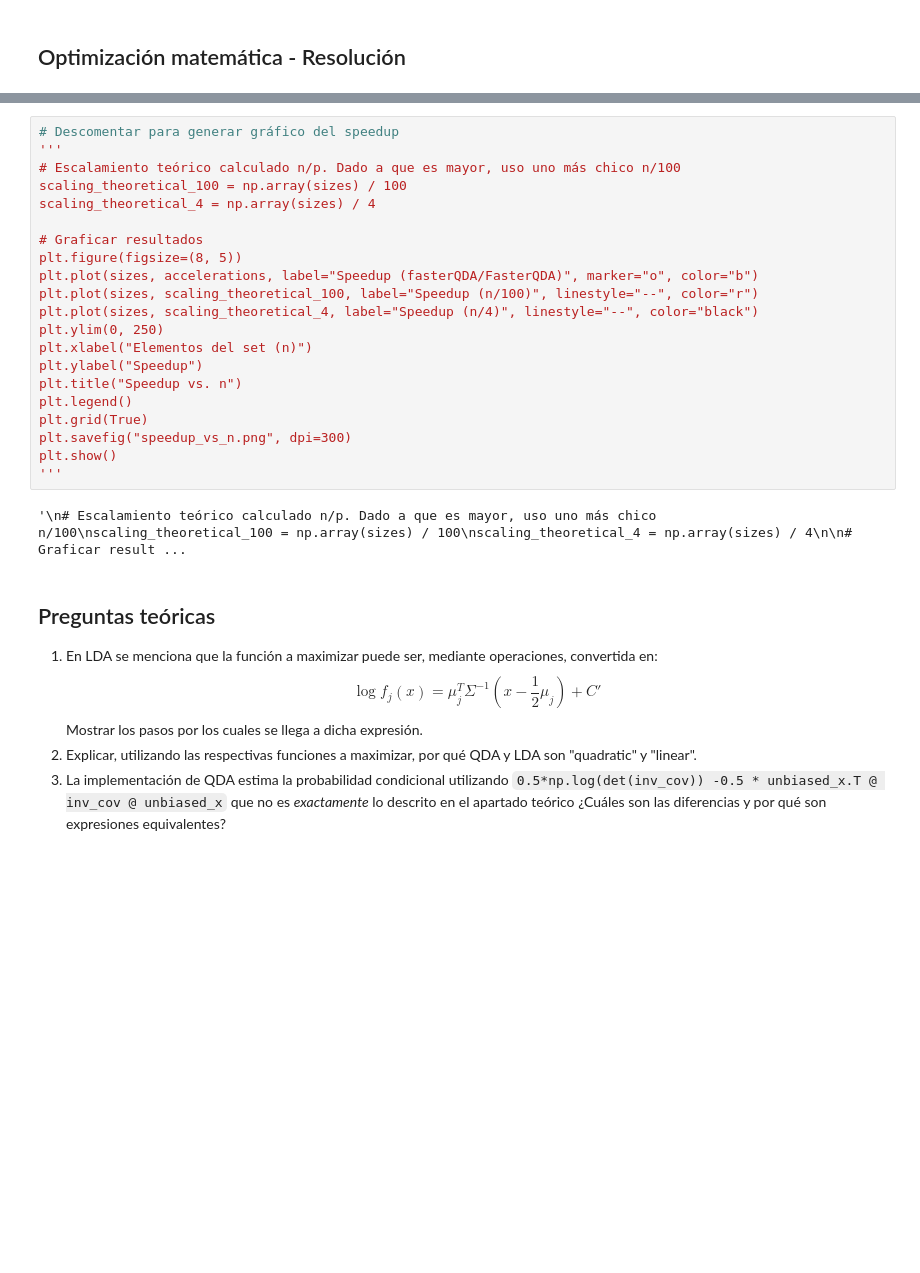
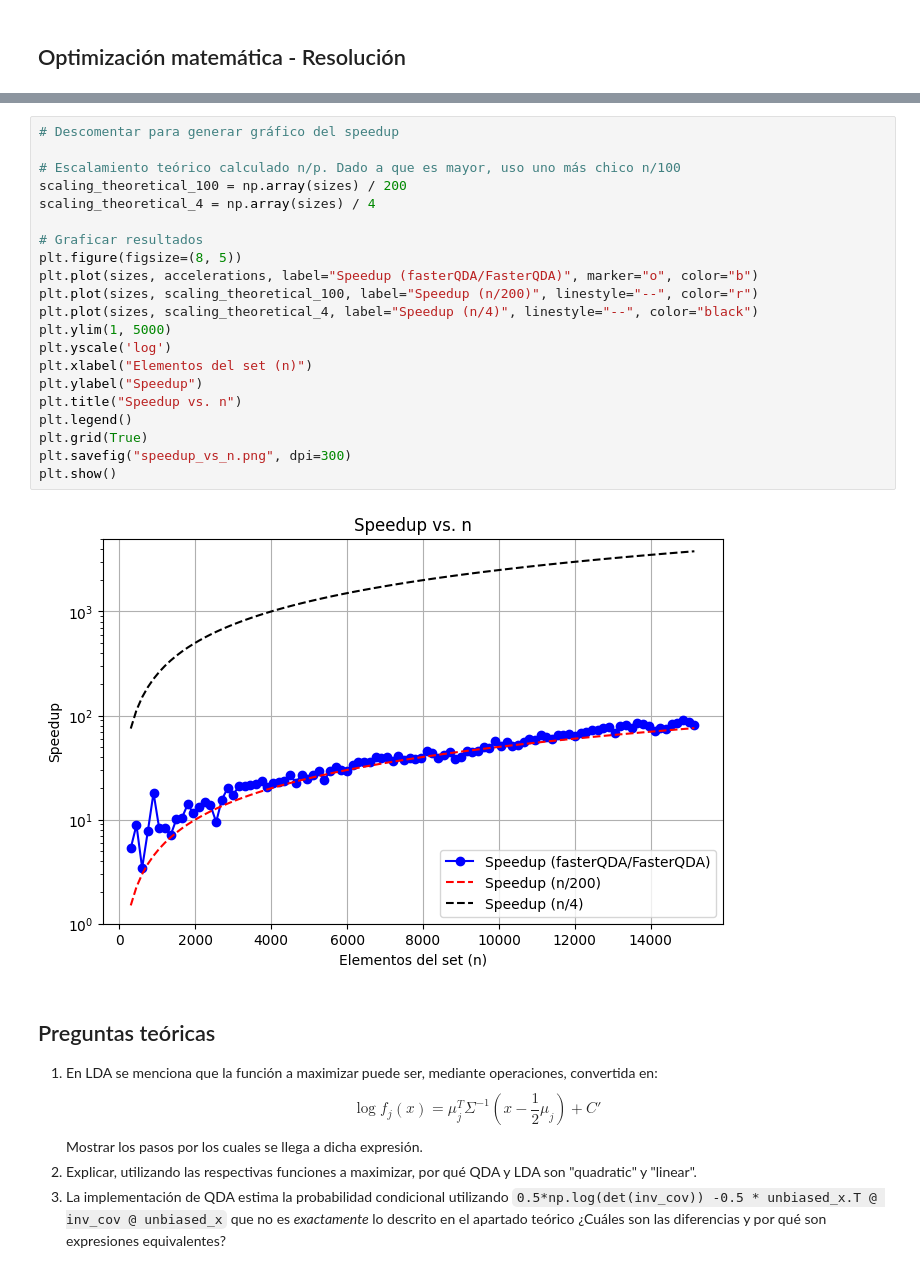
Before and after one commit to gramoscelli/AMIA_TP_Final, a Jupyter notebook: AMIA_2024_TP_final_LDA_QDA_v2.ipynb, the cells around one changed output, grey strips where cells are left out. Saved outputs shown, nothing was run; the diff lists cells and outputs as text; blank space fills up the shorter version.

```diff
--- a/AMIA_2024_TP_final_LDA_QDA_v2.ipynb
+++ b/AMIA_2024_TP_final_LDA_QDA_v2.ipynb
@@ -1132,26 +1143,26 @@ KeyboardInterrupt:
 # %%
 # Descomentar para generar gráfico del speedup
-'''
+
 # Escalamiento teórico calculado n/p. Dado a que es mayor, uso uno más chico n/100
-scaling_theoretical_100 = np.array(sizes) / 100
+scaling_theoretical_100 = np.array(sizes) / 200
 scaling_theoretical_4 = np.array(sizes) / 4
 
 # Graficar resultados
 plt.figure(figsize=(8, 5))
 plt.plot(sizes, accelerations, label="Speedup (fasterQDA/FasterQDA)", marker="o", color="b")
-plt.plot(sizes, scaling_theoretical_100, label="Speedup (n/100)", linestyle="--", color="r")
+plt.plot(sizes, scaling_theoretical_100, label="Speedup (n/200)", linestyle="--", color="r")
 plt.plot(sizes, scaling_theoretical_4, label="Speedup (n/4)", linestyle="--", color="black")
-plt.ylim(0, 250)
+plt.ylim(1, 5000)
+plt.yscale('log')
 plt.xlabel("Elementos del set (n)")
 plt.ylabel("Speedup")
 plt.title("Speedup vs. n")
 plt.legend()
 plt.grid(True)
 plt.savefig("speedup_vs_n.png", dpi=300)
 plt.show()
-'''
 # %% [output]
-'\n# Escalamiento teórico calculado n/p. Dado a que es mayor, uso uno más chico n/100\nscaling_theoretical_100 = np.array(sizes) / 100\nscaling_theoretical_4 = np.array(sizes) / 4\n\n# Graficar result ...
+[figure, added]
 # %% [markdown]
 ## Preguntas teóricas
 
```
Also changed, not shown: parts of 7 cells of this notebook, 1 other file.
